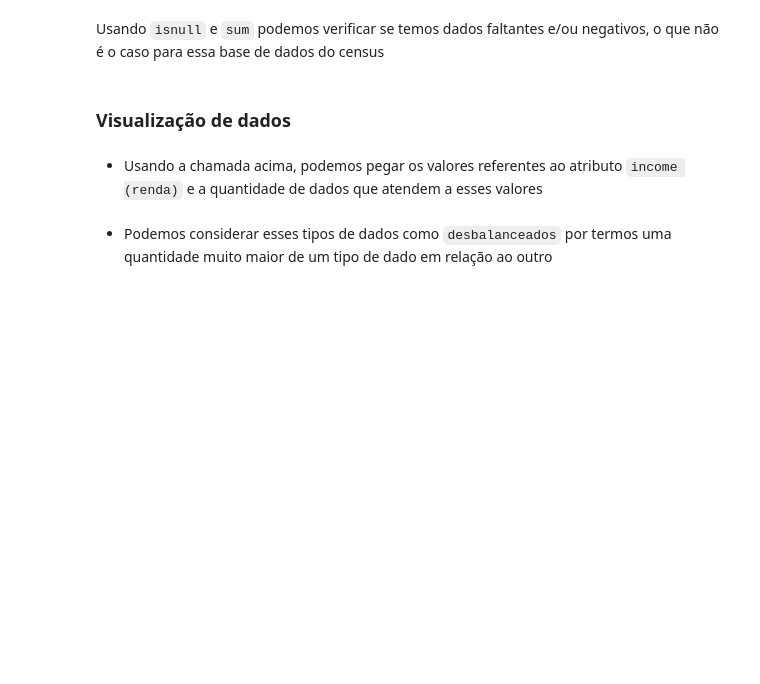
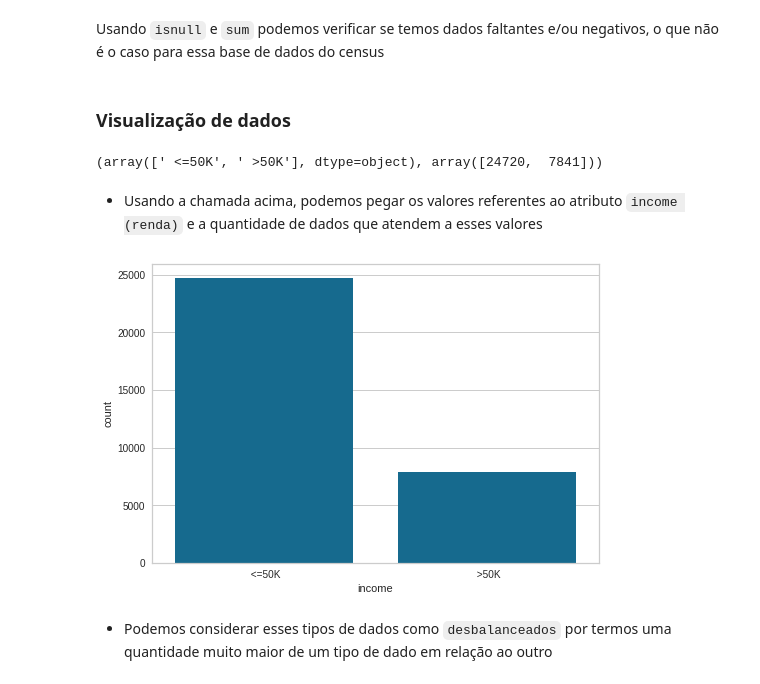
Before and after one commit to CarlosAraujo7/Machine-Learning-Study, a Jupyter notebook: Data Science and Machine Learning.ipynb, the cells around one changed output. Drawn from its saved outputs; the diff is of its cells as text; code cells hidden in the pictures; blank space fills up the shorter version.

```diff
--- a/Data Science and Machine Learning.ipynb
+++ b/Data Science and Machine Learning.ipynb
@@ -174,6 +294,6 @@ X_credit
 # %% [markdown]
 ### Esploração dos dados
 # %%
-base_census = pd.read_csv('Bases de dados/census.csv')
+base_census = pandas.read_csv('Bases de dados/census.csv')
 # %%
 base_census
@@ -188,11 +349,15 @@ Usando `isnull` e `sum` podemos verificar se temos dados faltantes e/ou negativo
 # %% [markdown]
 ### Visualização de dados
 # %%
-np.unique(base_census['income'], return_counts = True)
+numpy.unique(base_census['income'], return_counts = True)
+# %% [output]
+(array([' <=50K', ' >50K'], dtype=object), array([24720,  7841]))
 # %% [markdown]
 - Usando a chamada acima, podemos pegar os valores referentes ao atributo `income (renda)` e a quantidade de dados que atendem a esses valores
 # %%
-sns.countplot(x = base_census['income']);
+seaborn.countplot(x = base_census['income']);
+# %% [output]
+[figure, added]
 # %% [markdown]
 - Podemos considerar esses tipos de dados como `desbalanceados` por termos uma quantidade muito maior de um tipo de dado em relação ao outro
 # %%
```
Also changed, not shown: parts of 99 cells of this notebook, 1 other file.
